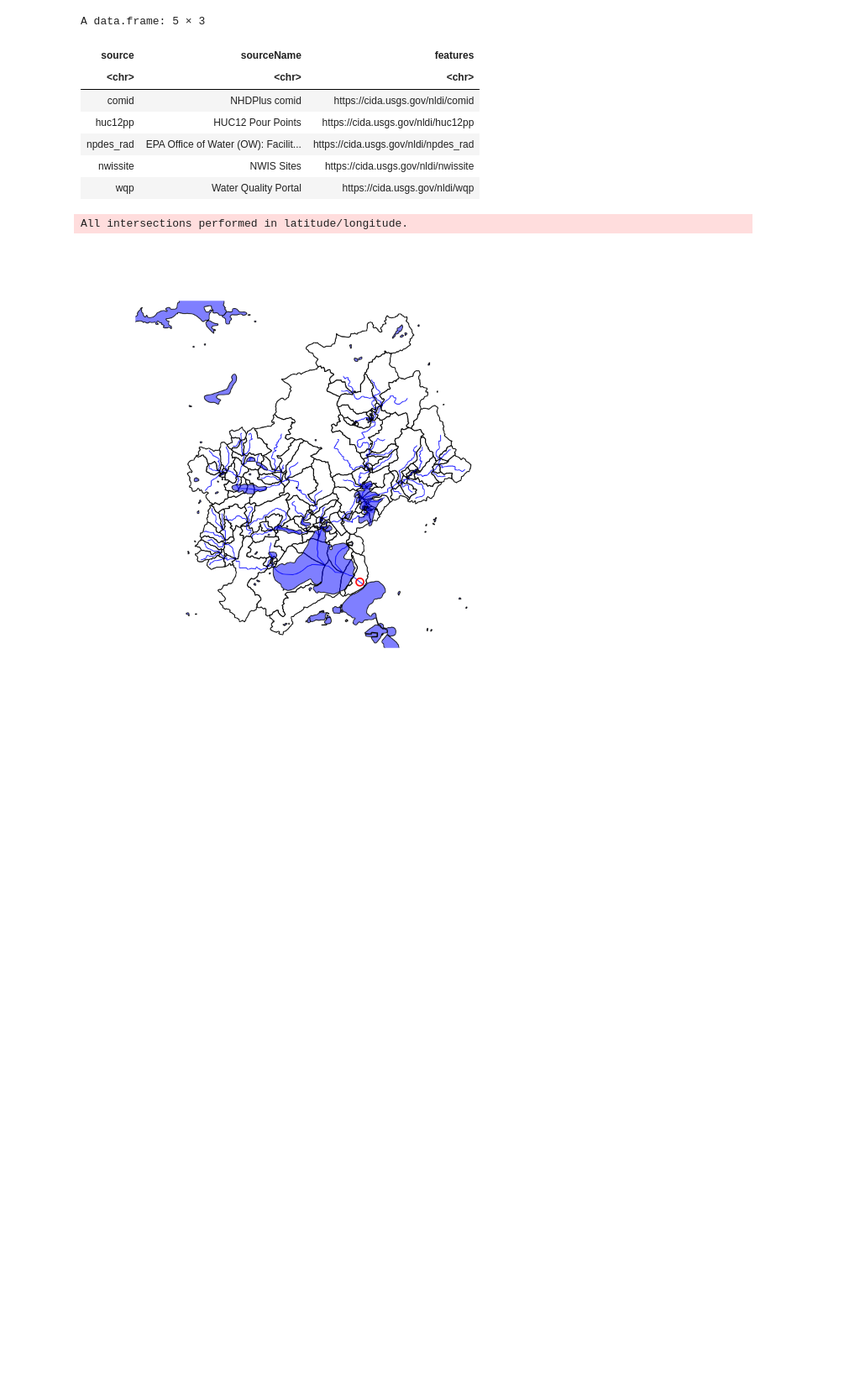
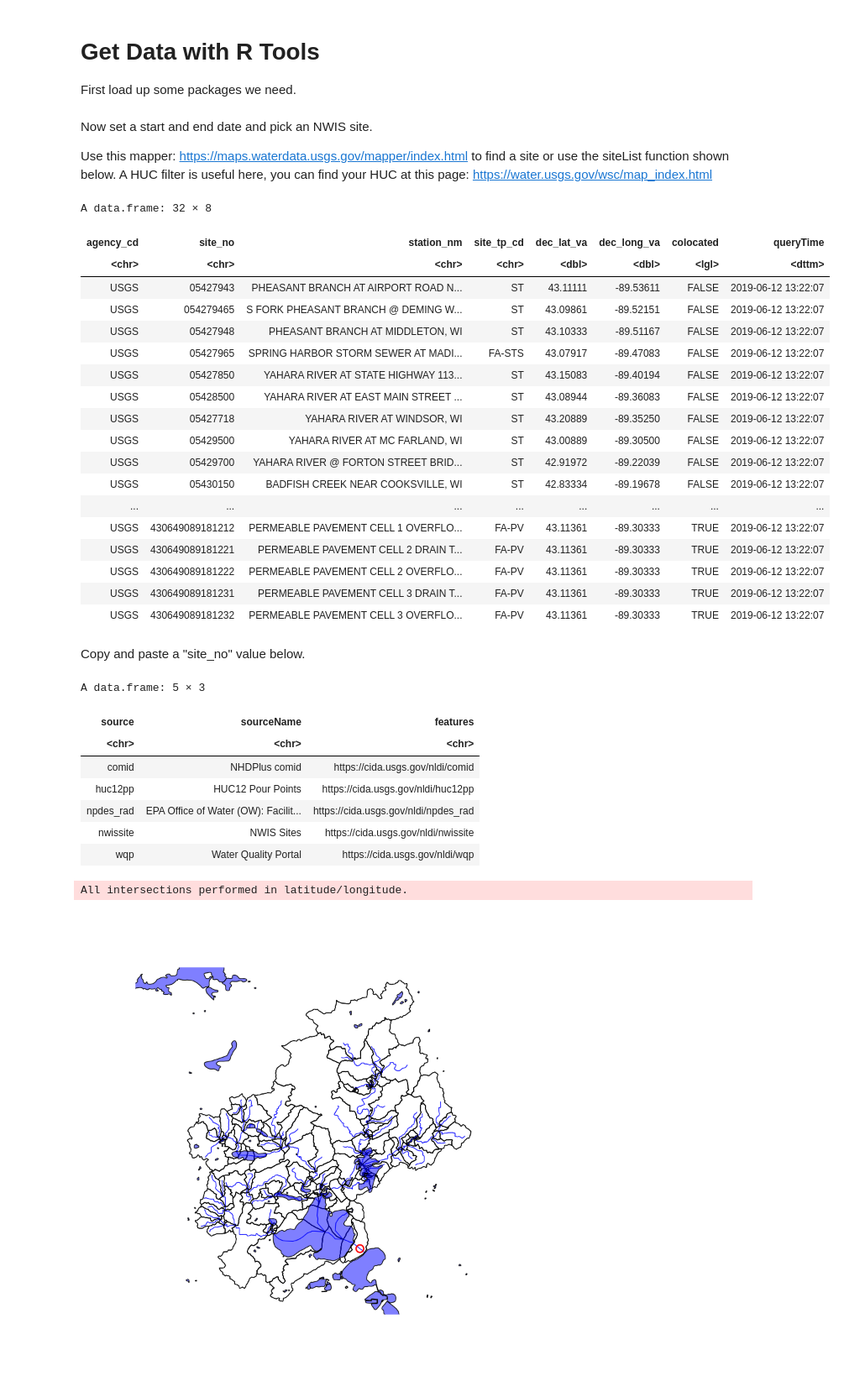
Before and after one commit to dblodgett-usgs/si_docker_jupyter_training, a Jupyter notebook: workspace/get_hydro_data.ipynb, the cells around one changed output. Shown at 84% size. Drawn from its saved outputs; the diff is of its cells as text; code cells hidden in the pictures; blank space fills up the shorter version.

```diff
--- a/workspace/get_hydro_data.ipynb
+++ b/workspace/get_hydro_data.ipynb
@@ -1,5 +1,44 @@
+# %% [markdown]
+# Get Data with R Tools
+
+First load up some packages we need.
 # %%
 library(sf)
 library(dataRetrieval)
 library(nhdplusTools)
+# %% [markdown]
+Now set a start and end date and pick an NWIS site.
+
+Use this mapper: https://maps.waterdata.usgs.gov/mapper/index.html to find a site or use the siteList function shown below. A HUC filter is useful here, you can find your HUC at this page: https://water.usgs.gov/wsc/map_index.html
+# %%
+discharge <- "00060"
+start <- "2018-08-01"
+end <- "2018-12-01"
+huc <- "07090001"
+
+siteList <- whatNWISsites(huc=c(huc), parameterCd=discharge, startDt=start, endDt=end)
+
+siteList
+# %% [output]
+A data.frame: 32 × 8
+| agency_cd | site_no | station_nm | site_tp_cd | dec_lat_va | dec_long_va | colocated | queryTime |
+| <chr> | <chr> | <chr> | <chr> | <dbl> | <dbl> | <lgl> | <dttm> |
+| USGS | 05427943 | PHEASANT BRANCH AT AIRPORT ROAD N... | ST | 43.11111 | -89.53611 | FALSE | 2019-06-12 13:22:07 |
+| USGS | 054279465 | S FORK PHEASANT BRANCH @ DEMING W... | ST | 43.09861 | -89.52151 | FALSE | 2019-06-12 13:22:07 |
+| USGS | 05427948 | PHEASANT BRANCH AT MIDDLETON, WI | ST | 43.10333 | -89.51167 | FALSE | 2019-06-12 13:22:07 |
+| USGS | 05427965 | SPRING HARBOR STORM SEWER AT MADI... | FA-STS | 43.07917 | -89.47083 | FALSE | 2019-06-12 13:22:07 |
+| USGS | 05427850 | YAHARA RIVER AT STATE HIGHWAY 113... | ST | 43.15083 | -89.40194 | FALSE | 2019-06-12 13:22:07 |
+| USGS | 05428500 | YAHARA RIVER AT EAST MAIN STREET ... | ST | 43.08944 | -89.36083 | FALSE | 2019-06-12 13:22:07 |
+| USGS | 05427718 | YAHARA RIVER AT WINDSOR, WI | ST | 43.20889 | -89.35250 | FALSE | 2019-06-12 13:22:07 |
+| USGS | 05429500 | YAHARA RIVER AT MC FARLAND, WI | ST | 43.00889 | -89.30500 | FALSE | 2019-06-12 13:22:07 |
+| USGS | 05429700 | YAHARA RIVER @ FORTON STREET BRID... | ST | 42.91972 | -89.22039 | FALSE | 2019-06-12 13:22:07 |
+| USGS | 05430150 | BADFISH CREEK NEAR COOKSVILLE, WI | ST | 42.83334 | -89.19678 | FALSE | 2019-06-12 13:22:07 |
+| ... | ... | ... | ... | ... | ... | ... | ... |
+| USGS | 430649089181212 | PERMEABLE PAVEMENT CELL 1 OVERFLO... | FA-PV | 43.11361 | -89.30333 | TRUE | 2019-06-12 13:22:07 |
+| USGS | 430649089181221 | PERMEABLE PAVEMENT CELL 2 DRAIN T... | FA-PV | 43.11361 | -89.30333 | TRUE | 2019-06-12 13:22:07 |
+| USGS | 430649089181222 | PERMEABLE PAVEMENT CELL 2 OVERFLO... | FA-PV | 43.11361 | -89.30333 | TRUE | 2019-06-12 13:22:07 |
+| USGS | 430649089181231 | PERMEABLE PAVEMENT CELL 3 DRAIN T... | FA-PV | 43.11361 | -89.30333 | TRUE | 2019-06-12 13:22:07 |
+| USGS | 430649089181232 | PERMEABLE PAVEMENT CELL 3 OVERFLO... | FA-PV | 43.11361 | -89.30333 | TRUE | 2019-06-12 13:22:07 |
+# %% [markdown]
+Copy and paste a "site_no" value below.
 # %%
```
Also changed, not shown: parts of 4 cells of this notebook, 2 other files.
